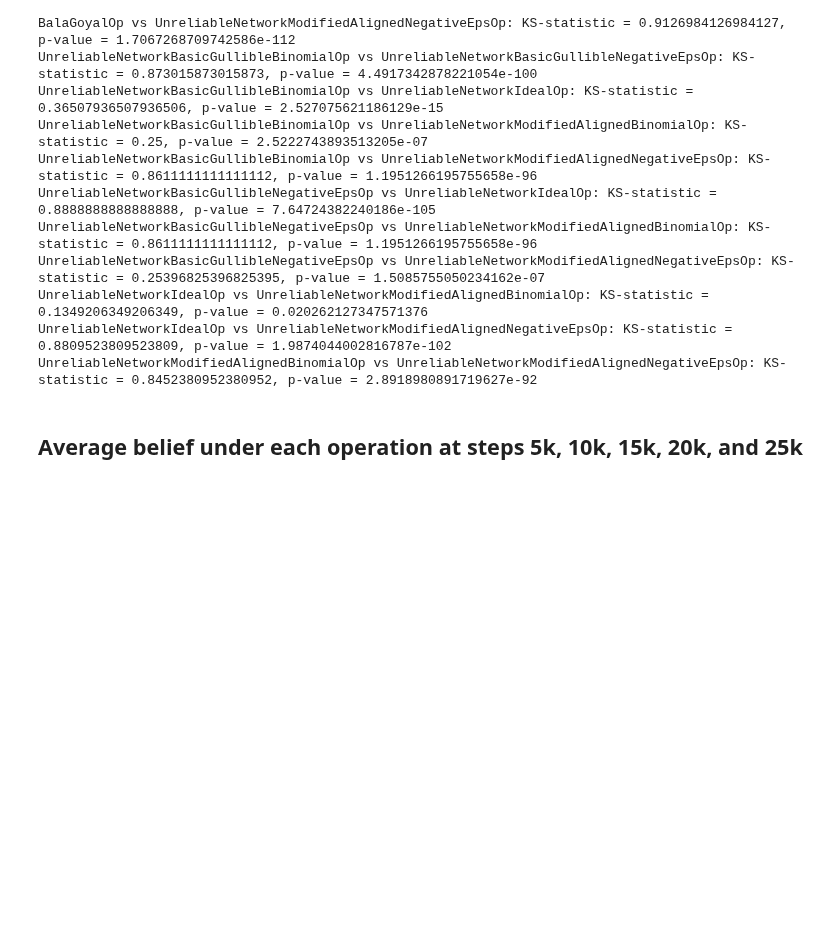
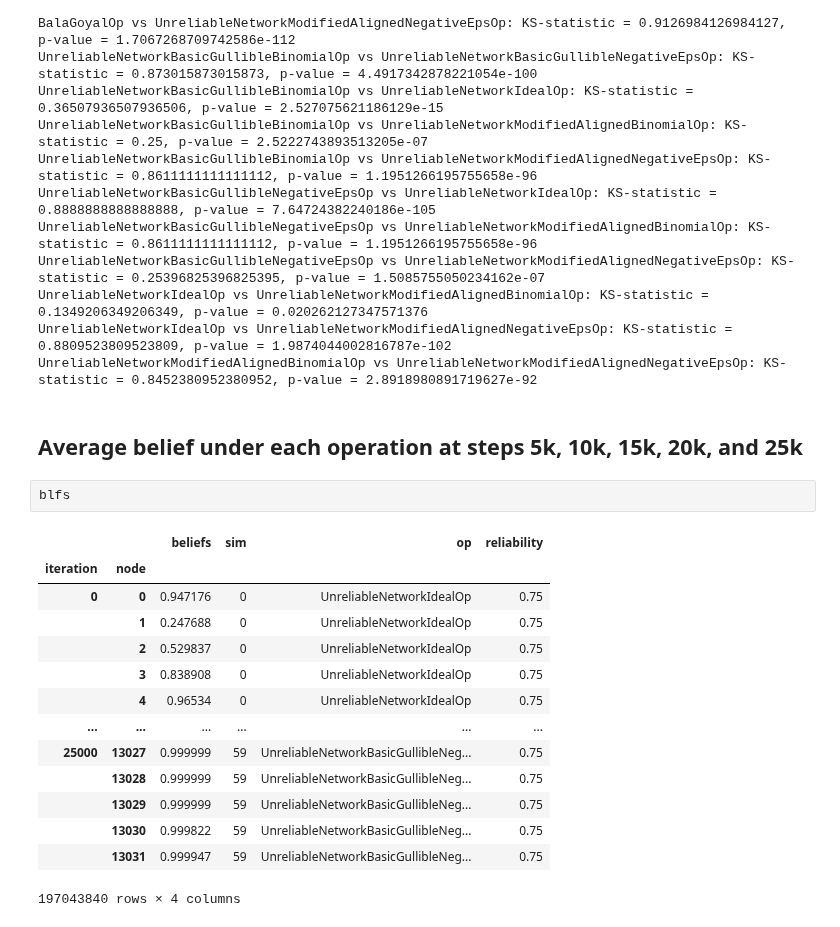
Before and after one commit to alexandroskoliousis/polygraphs, a Jupyter notebook: examples/francisbacon/beliefs_stats.ipynb, the cells around one changed output. Drawn from its saved outputs; the diff is of its cells as text; blank space fills up the shorter version.

```diff
--- a/examples/francisbacon/beliefs_stats.ipynb
+++ b/examples/francisbacon/beliefs_stats.ipynb
@@ -152,6 +161,23 @@ UnreliableNetworkIdealOp vs UnreliableNetworkModifiedAlignedNegativeEpsOp: KS-st
 UnreliableNetworkModifiedAlignedBinomialOp vs UnreliableNetworkModifiedAlignedNegativeEpsOp: KS-statistic = 0.8452380952380952, p-value = 2.8918980891719627e-92
 # %% [markdown]
 ## Average belief under each operation at steps 5k, 10k, 15k, 20k, and 25k
+# %%
+blfs
+# %% [output]
+|  |  | beliefs | sim | op | reliability |
+| iteration | node |  |  |  |  |
+| 0 | 0 | 0.947176 | 0 | UnreliableNetworkIdealOp | 0.75 |
+|  | 1 | 0.247688 | 0 | UnreliableNetworkIdealOp | 0.75 |
+|  | 2 | 0.529837 | 0 | UnreliableNetworkIdealOp | 0.75 |
+|  | 3 | 0.838908 | 0 | UnreliableNetworkIdealOp | 0.75 |
+|  | 4 | 0.96534 | 0 | UnreliableNetworkIdealOp | 0.75 |
+| ... | ... | ... | ... | ... | ... |
+| 25000 | 13027 | 0.999999 | 59 | UnreliableNetworkBasicGullibleNeg... | 0.75 |
+|  | 13028 | 0.999999 | 59 | UnreliableNetworkBasicGullibleNeg... | 0.75 |
+|  | 13029 | 0.999999 | 59 | UnreliableNetworkBasicGullibleNeg... | 0.75 |
+|  | 13030 | 0.999822 | 59 | UnreliableNetworkBasicGullibleNeg... | 0.75 |
+|  | 13031 | 0.999947 | 59 | UnreliableNetworkBasicGullibleNeg... | 0.75 |
+197043840 rows × 4 columns
 # %%
 # Ensure 'iteration' is in columns
 if 'iteration' not in blfs.columns:
```
Also changed, not shown: parts of 5 cells of this notebook.
